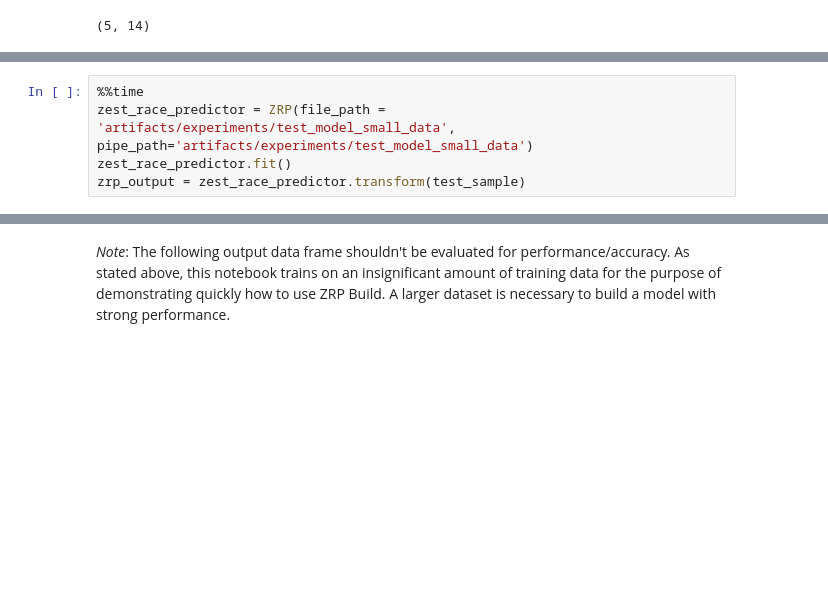
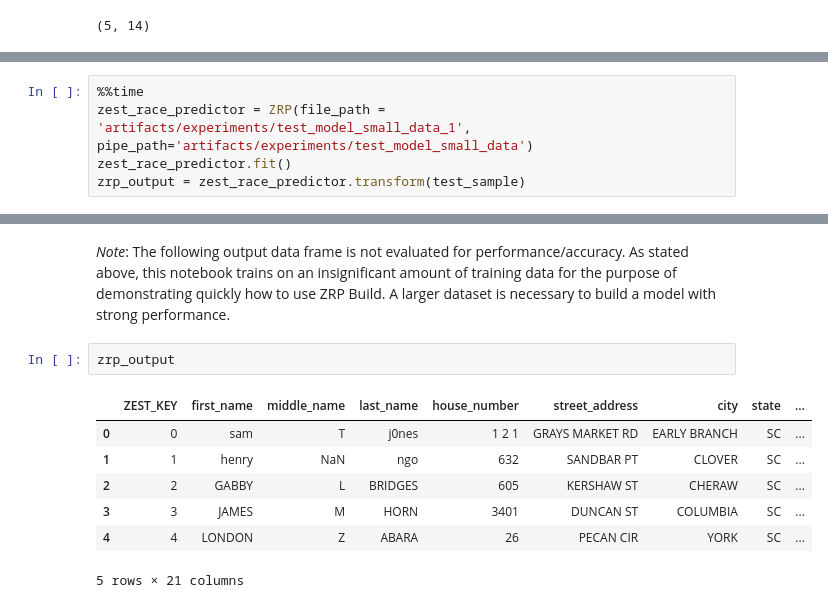
Before and after one commit to zestai/zrp, a Jupyter notebook: examples/build/zsub_build_ZRP.ipynb, the cells around one changed output, grey strips where cells are left out. Cells and saved outputs as stored; diff of their text form; blank space fills up the shorter version.

```diff
--- a/examples/build/zsub_build_ZRP.ipynb
+++ b/examples/build/zsub_build_ZRP.ipynb
@@ -239,6 +266,6 @@ Wall time: 26.6 s
 # %%
 %%time
-zest_race_predictor = ZRP(file_path = 'artifacts/experiments/test_model_small_data', pipe_path='artifacts/experiments/test_model_small_data')
+zest_race_predictor = ZRP(file_path = 'artifacts/experiments/test_model_small_data_1', pipe_path='artifacts/experiments/test_model_small_data')
 zest_race_predictor.fit()
 zrp_output = zest_race_predictor.transform(test_sample)
 # %% [output]
@@ -310,2 +336,12 @@ Wall time: 26.7 s
 # %% [markdown]
-*Note*: The following output data frame shouldn't be evaluated for performance/accuracy. As stated above, this notebook trains on an insignificant amount of training data for the purpose of demonstrating quickly how to use ZRP Build. A larger dataset is necessary to build a model with strong performance.
+*Note*: The following output data frame is not evaluated for performance/accuracy. As stated above, this notebook trains on an insignificant amount of training data for the purpose of demonstrating quickly how to use ZRP Build. A larger dataset is necessary to build a model with strong performance.
+# %%
+zrp_output
+# %% [output]
+|  | ZEST_KEY | first_name | middle_name | last_name | house_number | street_address | city | state | ... |
+| 0 | 0 | sam | T | j0nes | 1 2 1 | GRAYS MARKET RD | EARLY BRANCH | SC | ... |
+| 1 | 1 | henry | NaN | ngo | 632 | SANDBAR PT | CLOVER | SC | ... |
+| 2 | 2 | GABBY | L | BRIDGES | 605 | KERSHAW ST | CHERAW | SC | ... |
+| 3 | 3 | JAMES | M | HORN | 3401 | DUNCAN ST | COLUMBIA | SC | ... |
+| 4 | 4 | LONDON | Z | ABARA | 26 | PECAN CIR | YORK | SC | ... |
+5 rows × 21 columns
```
Also changed, not shown: parts of 4 cells of this notebook, 1 other file.
